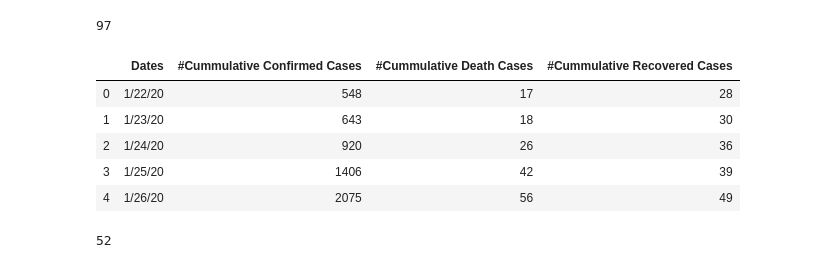
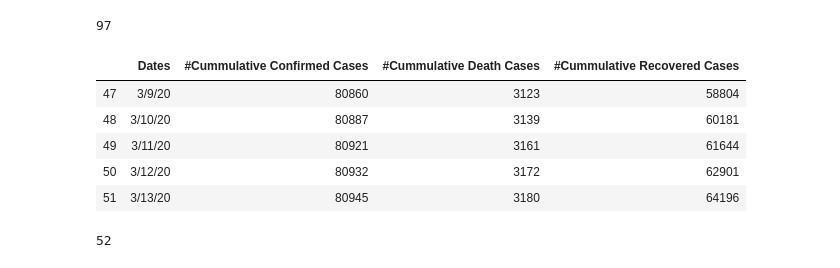
Before and after one commit to davesiddharth/Covid-19-US-Canada-Case-Prediction, a Jupyter notebook: COVID-19_dataset/Data_cleaning_China_US_Canada.ipynb, the cells around one changed output. Drawn from its saved outputs; the diff is of its cells as text; code cells hidden in the pictures.

```diff
--- a/COVID-19_dataset/Data_cleaning_China_US_Canada.ipynb
+++ b/COVID-19_dataset/Data_cleaning_China_US_Canada.ipynb
@@ -171,16 +171,16 @@ recovered_total_singapore
 # %%
 china_df=pd.DataFrame({"Dates":Confirmed_final.loc["China",:].index.tolist(),\
                            "#Cummulative Confirmed Cases":Confirmed_final.loc["China",:].tolist(),\
                            "#Cummulative Death Cases":Deaths_final.loc["China",:].tolist(),
                            "#Cummulative Recovered Cases":Recovered_final.loc["China",:].tolist()})
-china_df.head()
+china_df.tail()
 # %% [output]
 |  | Dates | #Cummulative Confirmed Cases | #Cummulative Death Cases | #Cummulative Recovered Cases |
-| 0 | 1/22/20 | 548 | 17 | 28 |
-| 1 | 1/23/20 | 643 | 18 | 30 |
-| 2 | 1/24/20 | 920 | 26 | 36 |
-| 3 | 1/25/20 | 1406 | 42 | 39 |
-| 4 | 1/26/20 | 2075 | 56 | 49 |
+| 47 | 3/9/20 | 80860 | 3123 | 58804 |
+| 48 | 3/10/20 | 80887 | 3139 | 60181 |
+| 49 | 3/11/20 | 80921 | 3161 | 61644 |
+| 50 | 3/12/20 | 80932 | 3172 | 62901 |
+| 51 | 3/13/20 | 80945 | 3180 | 64196 |
 # %%
 confirmed_total_china=china_df.loc[len(china_df)-1,"#Cummulative Confirmed Cases"]
 #confirmed_total_china
```
Also changed, not shown: parts of 3 cells of this notebook.
